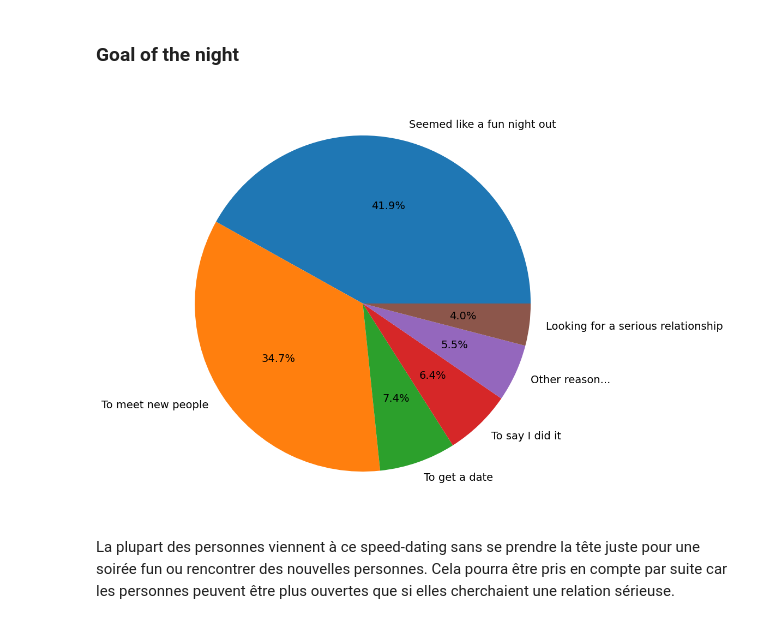
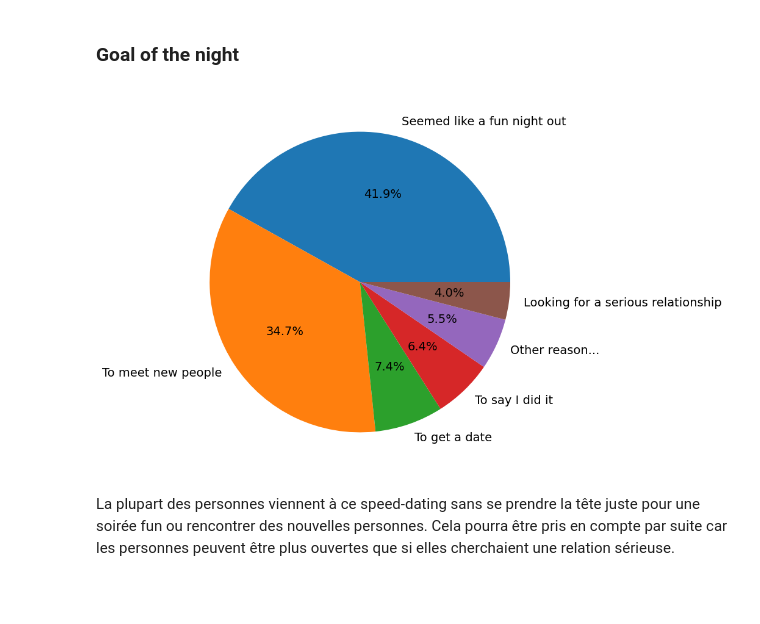
Before and after one commit to bento7/BigData, a Jupyter notebook: CHAUVEL_BENJAMIN.ipynb, the cells around one changed output. Drawn from its saved outputs; the diff is of its cells as text; code cells hidden in the pictures; blank space fills up the shorter version.

```diff
--- a/CHAUVEL_BENJAMIN.ipynb
+++ b/CHAUVEL_BENJAMIN.ipynb
@@ -430,12 +430,11 @@ goals = np.array(['Seemed like a fun night out','To meet new people','To get a d
 # %%
 colors = cmap(np.arange(len(goals))*2)
 # %%
-
-plt.figure(figsize=(10,10))
+plt.figure(figsize=(8,8))
 plt.pie(data_ids['goal'].value_counts(),labels=goals[np.array(data_ids['goal'].value_counts().index,dtype=int)-1],textprops={'fontsize': 14},autopct='%1.1f%%',colors=colors)
 plt.show()
 # %% [output]
-[figure, old version]
+[figure, new version]
 # %% [markdown]
 La plupart des personnes viennent à ce speed-dating sans se prendre la tête juste pour une soirée fun ou rencontrer des nouvelles personnes. Cela pourra être pris en compte par suite car les personnes peuvent être plus ouvertes que si elles cherchaient une relation sérieuse.
 # %% [markdown]
```
Also changed, not shown: parts of 14 cells of this notebook.
